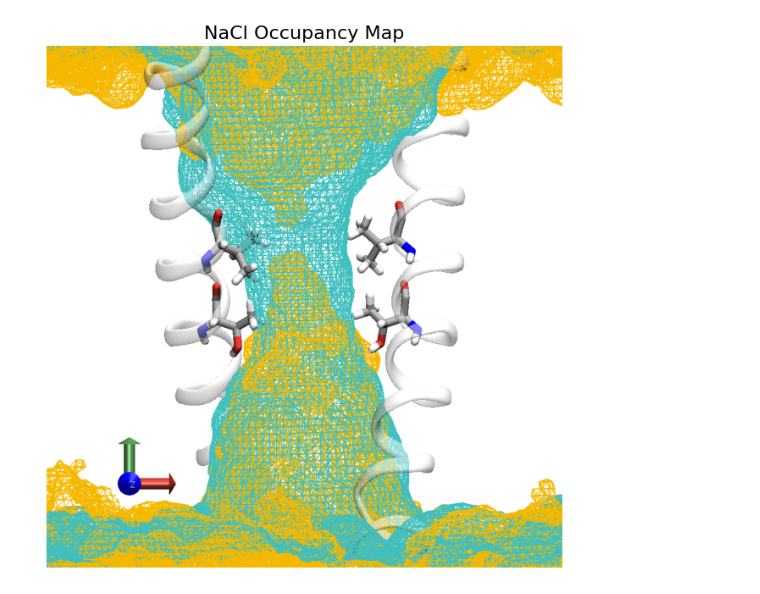
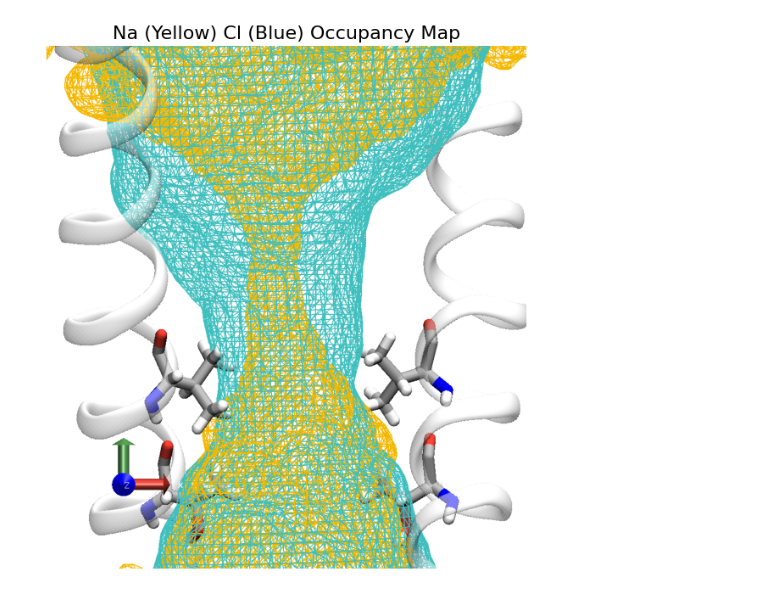
Before and after one commit to Heiley-W/project, a Jupyter notebook: occupancy.ipynb, the cells around one changed output. Cells and saved outputs as stored; diff of their text form; code cells hidden in the pictures.

```diff
--- a/occupancy.ipynb
+++ b/occupancy.ipynb
@@ -17,4 +29,4 @@ show_image('occupancy/image/nh4cl_channel.tga', 'NH4Cl Occupancy Map')
 # %%
-show_image('occupancy/image/nacl_channel.tga', 'NaCl Occupancy Map')
+show_image('occupancy/nacl-occu/nacl.tga', 'Na (Yellow) Cl (Blue) Occupancy Map')
 # %% [output]
-[figure, old version]
+[figure, new version]
```
Also changed, not shown: parts of 6 cells of this notebook.
